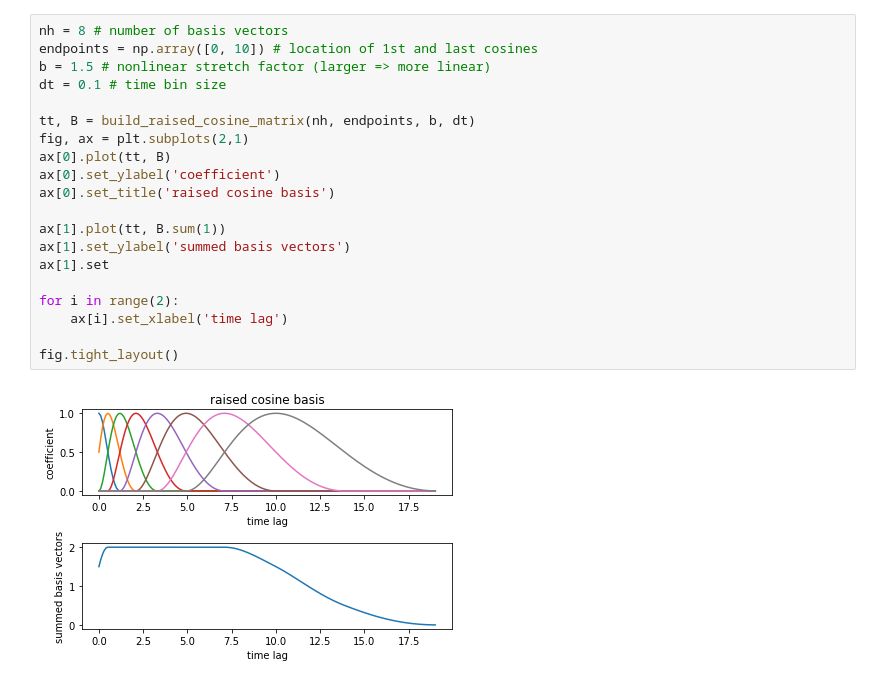
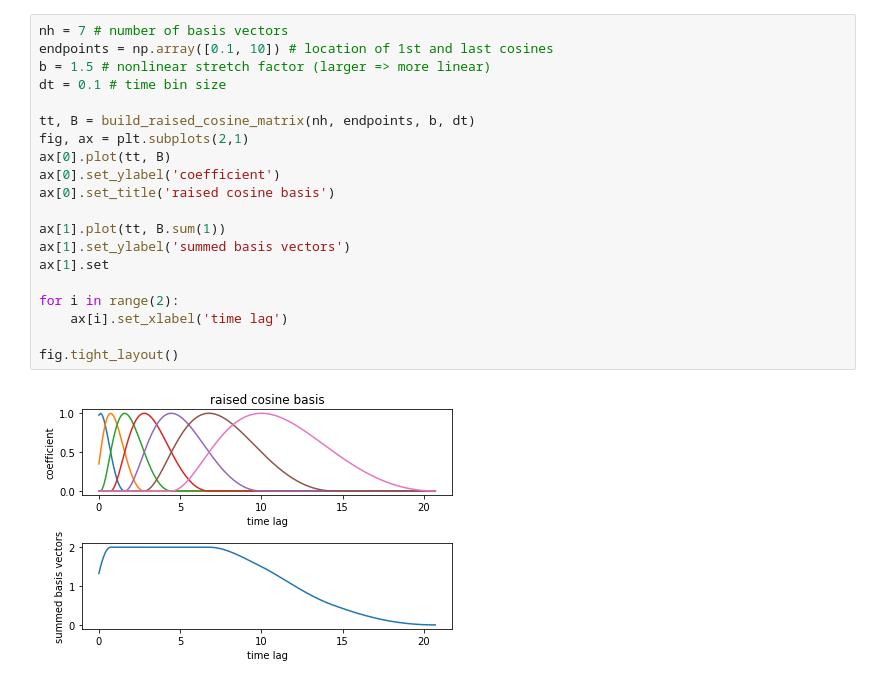
Before and after one commit to huangziwei/raised-cosine-basis-python, a Jupyter notebook: raised_cosine_v0.ipynb, the cells around one changed output. Drawn from its saved outputs; the diff is of its cells as text.

```diff
--- a/raised_cosine_v0.ipynb
+++ b/raised_cosine_v0.ipynb
@@ -61,25 +63,25 @@ def build_raised_cosine_matrix(nh, endpoints, b, dt):
 # %%
-nh = 8 # number of basis vectors
-endpoints = np.array([0, 10]) # location of 1st and last cosines
+nh = 7 # number of basis vectors
+endpoints = np.array([0.1, 10]) # location of 1st and last cosines
 b = 1.5 # nonlinear stretch factor (larger => more linear)
 dt = 0.1 # time bin size
 
 tt, B = build_raised_cosine_matrix(nh, endpoints, b, dt)
 fig, ax = plt.subplots(2,1)
 ax[0].plot(tt, B)
 ax[0].set_ylabel('coefficient')
 ax[0].set_title('raised cosine basis')
 
 ax[1].plot(tt, B.sum(1))
 ax[1].set_ylabel('summed basis vectors')
 ax[1].set
 
 for i in range(2):
     ax[i].set_xlabel('time lag')
 
 fig.tight_layout()
 # %% [output]
-[figure, old version]
+[figure, new version]
 # %%
 dt = 0.01
 tgrid = np.arange(0, 5+dt, dt)
```
Also changed, not shown: parts of 4 cells of this notebook, 1 other file.
